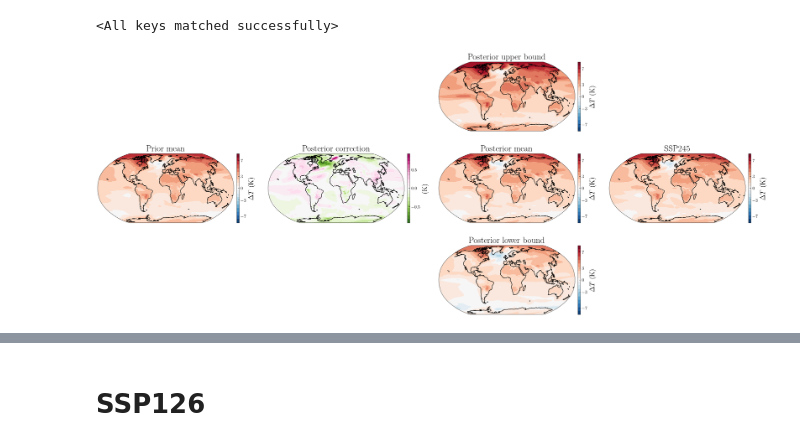
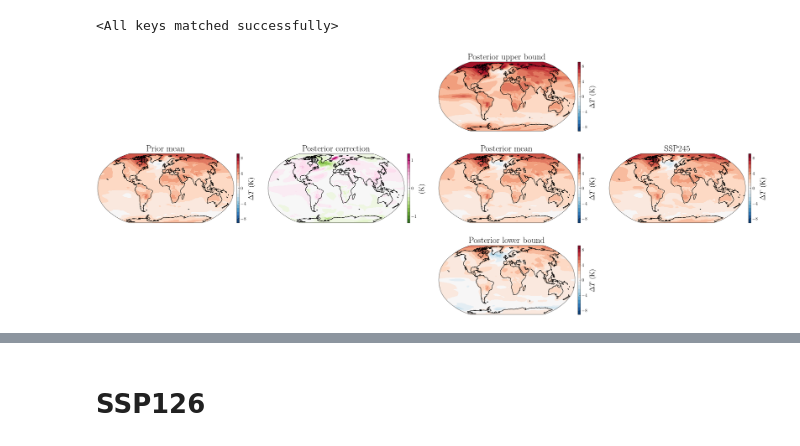
Before and after one commit to shahineb/FaIRGP, a Jupyter notebook: notebooks/SSP-spatial-experiments-plots-FaIRGP.ipynb, the cells around one changed output, grey strips where cells are left out. Saved outputs shown, nothing was run; the diff lists cells and outputs as text; code cells hidden in the pictures.

```diff
--- a/notebooks/SSP-spatial-experiments-plots-FaIRGP.ipynb
+++ b/notebooks/SSP-spatial-experiments-plots-FaIRGP.ipynb
@@ -69,40 +72,40 @@ xr_posterior_mean = encapsulate(posterior_mean)
 xr_posterior_ub = encapsulate(posterior_ub)
 xr_posterior_lb = encapsulate(posterior_lb)
 xr_groundtruth = encapsulate(test_tas)
-# %%
-start, end = 2080, 2100
-time_slice = slice(start, end)
-
-fig, ax, cbars = vis.plot_tryptych(xr_prior_mean.sel(time=time_slice).mean(dim='time'),
-                                xr_posterior_correction.sel(time=time_slice).mean(dim='time'),
-                                xr_posterior_mean.sel(time=time_slice).mean(dim='time'),
-                                xr_posterior_ub.sel(time=time_slice).mean(dim='time'),
-                                xr_posterior_lb.sel(time=time_slice).mean(dim='time'),
-                                xr_groundtruth.sel(time=time_slice).mean(dim='time'))
-
-cbar_fontsize = 18
-ticks = [-7, -3, 0, 3, 7]
-
-for i, c in enumerate(cbars):
-    if i == 1:
-        continue
-    c.set_ticks(ticks)
-    c.set_label(r'$\Delta T$ (K)', fontsize=16)
-cbars[1].set_label('(K)', fontsize=16)
-cbars[1].set_ticks([-0.5, 0, 0.5])
-
-ax[1, 0].set_title("Prior mean", fontsize=20)
-ax[1, 1].set_title("Posterior correction", fontsize=20)
-ax[0, 2].set_title("Posterior upper bound", fontsize=20)
-ax[1, 2].set_title("Posterior mean", fontsize=20)
-ax[2, 2].set_title("Posterior lower bound", fontsize=20)
-ax[1, 3].set_title("SSP245", fontsize=20)
-
-# plt.savefig('./figures/SSP245-spatial-prediction-FaIRGP.png', dpi=300)
-
-plt.show()
-# %% [output]
-[figure, removed]
+# %%
+start, end = 2080, 2100
+time_slice = slice(start, end)
+
+fig, ax, cbars = vis.plot_tryptych(xr_prior_mean.sel(time=time_slice).mean(dim='time'),
+                                xr_posterior_correction.sel(time=time_slice).mean(dim='time'),
+                                xr_posterior_mean.sel(time=time_slice).mean(dim='time'),
+                                xr_posterior_ub.sel(time=time_slice).mean(dim='time'),
+                                xr_posterior_lb.sel(time=time_slice).mean(dim='time'),
+                                xr_groundtruth.sel(time=time_slice).mean(dim='time'))
+
+cbar_fontsize = 18
+ticks = [-8, -4, 0, 4, 8]
+
+for i, c in enumerate(cbars):
+    if i == 1:
+        continue
+    c.set_ticks(ticks)
+    c.set_label(r'$\Delta T$ (K)', fontsize=16)
+cbars[1].set_label('(K)', fontsize=16)
+cbars[1].set_ticks([-1, 0, 1])
+
+ax[1, 0].set_title("Prior mean", fontsize=20)
+ax[1, 1].set_title("Posterior correction", fontsize=20)
+ax[0, 2].set_title("Posterior upper bound", fontsize=20)
+ax[1, 2].set_title("Posterior mean", fontsize=20)
+ax[2, 2].set_title("Posterior lower bound", fontsize=20)
+ax[1, 3].set_title("SSP245", fontsize=20)
+
+# plt.savefig('./figures/SSP245-spatial-prediction-FaIRGP.png', dpi=300)
+
+plt.show()
+# %% [output]
+[figure, added]
 # %%
 # Compute mean bias
 mean_bias = posterior_mean - test_tas
```
Also changed, not shown: parts of 12 cells of this notebook, 46 other files.
